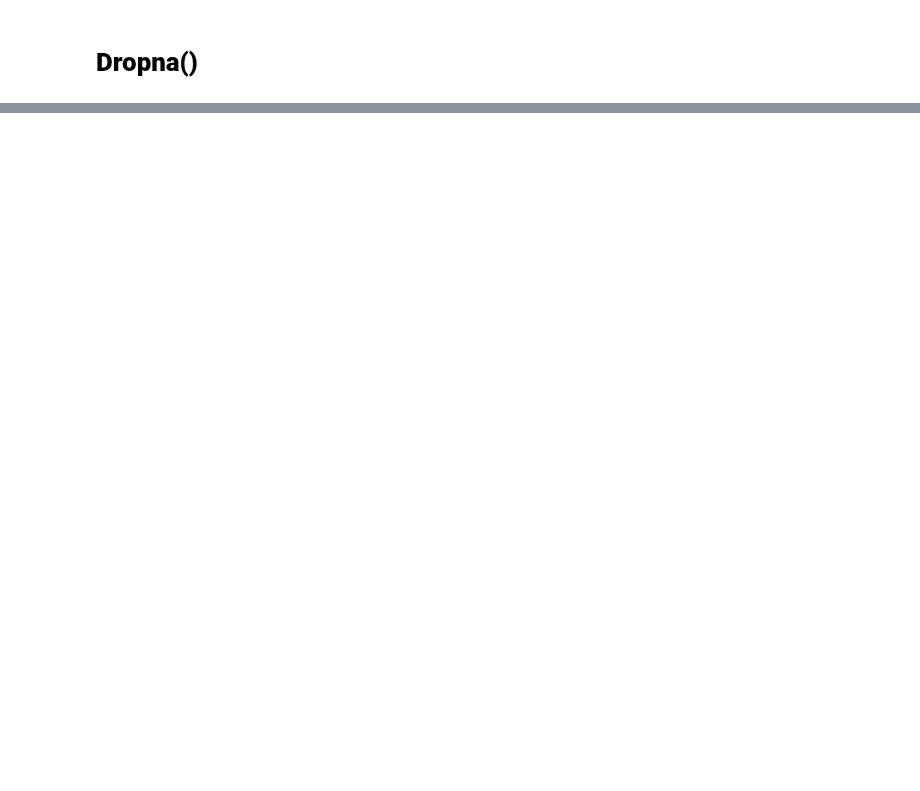
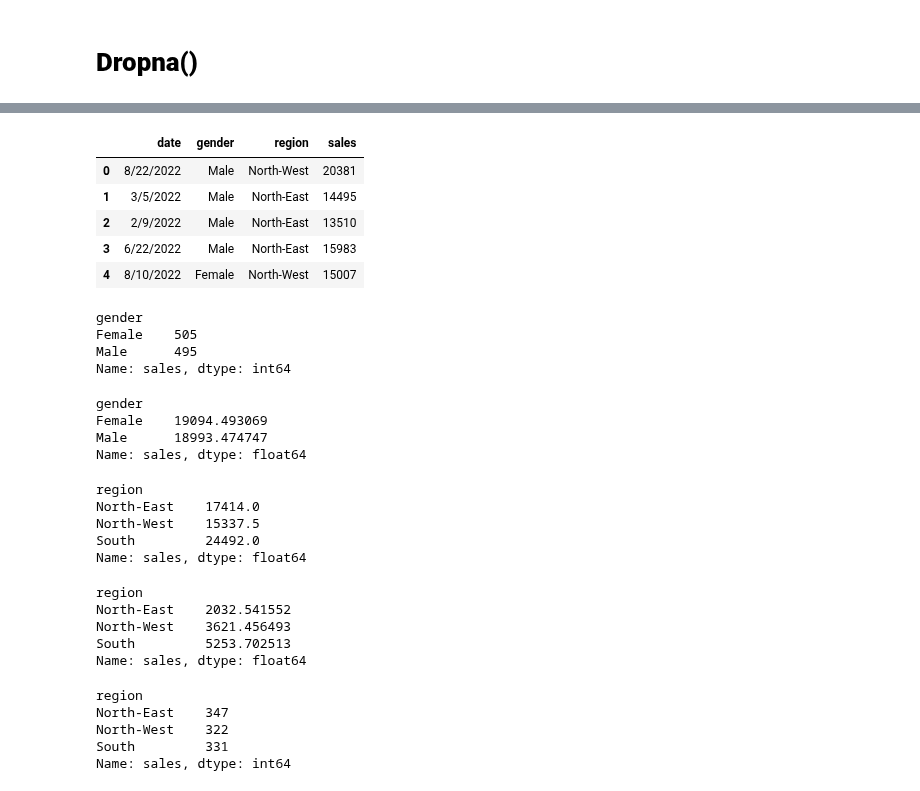
Before and after one commit to NileshCT/EDA_PROJECT, a Jupyter notebook: GroupBy_Pandas_replace_fillna_dropna.ipynb, the cells around one changed output, grey strips where cells are left out. Drawn from its saved outputs; the diff is of its cells as text; code cells hidden in the pictures; blank space fills up the shorter version.

```diff
--- a/GroupBy_Pandas_replace_fillna_dropna.ipynb
+++ b/GroupBy_Pandas_replace_fillna_dropna.ipynb
@@ -753,0 +605,49 @@ df6.dropna(how='all')
+# %%
+df1=pd.read_csv("/content/drive/MyDrive/sales.csv")
+# %%
+df1.head()
+# %% [output]
+|  | date | gender | region | sales |
+| 0 | 8/22/2022 | Male | North-West | 20381 |
+| 1 | 3/5/2022 | Male | North-East | 14495 |
+| 2 | 2/9/2022 | Male | North-East | 13510 |
+| 3 | 6/22/2022 | Male | North-East | 15983 |
+| 4 | 8/10/2022 | Female | North-West | 15007 |
+# %%
+print(df.groupby("gender")["sales"].count())
+# %% [output]
+gender
+Female    505
+Male      495
+Name: sales, dtype: int64
+# %%
+print(df.groupby("gender")["sales"].mean())
+# %% [output]
+gender
+Female    19094.493069
+Male      18993.474747
+Name: sales, dtype: float64
+# %%
+print(df.groupby("region")["sales"].median())
+# %% [output]
+region
+North-East    17414.0
+North-West    15337.5
+South         24492.0
+Name: sales, dtype: float64
+# %%
+print(df.groupby("region")["sales"].std())
+# %% [output]
+region
+North-East    2032.541552
+North-West    3621.456493
+South         5253.702513
+Name: sales, dtype: float64
+# %%
+print(df.groupby("region")["sales"].count())
+# %% [output]
+region
+North-East    347
+North-West    322
+South         331
+Name: sales, dtype: int64
```
Also changed, not shown: parts of 37 cells of this notebook.
